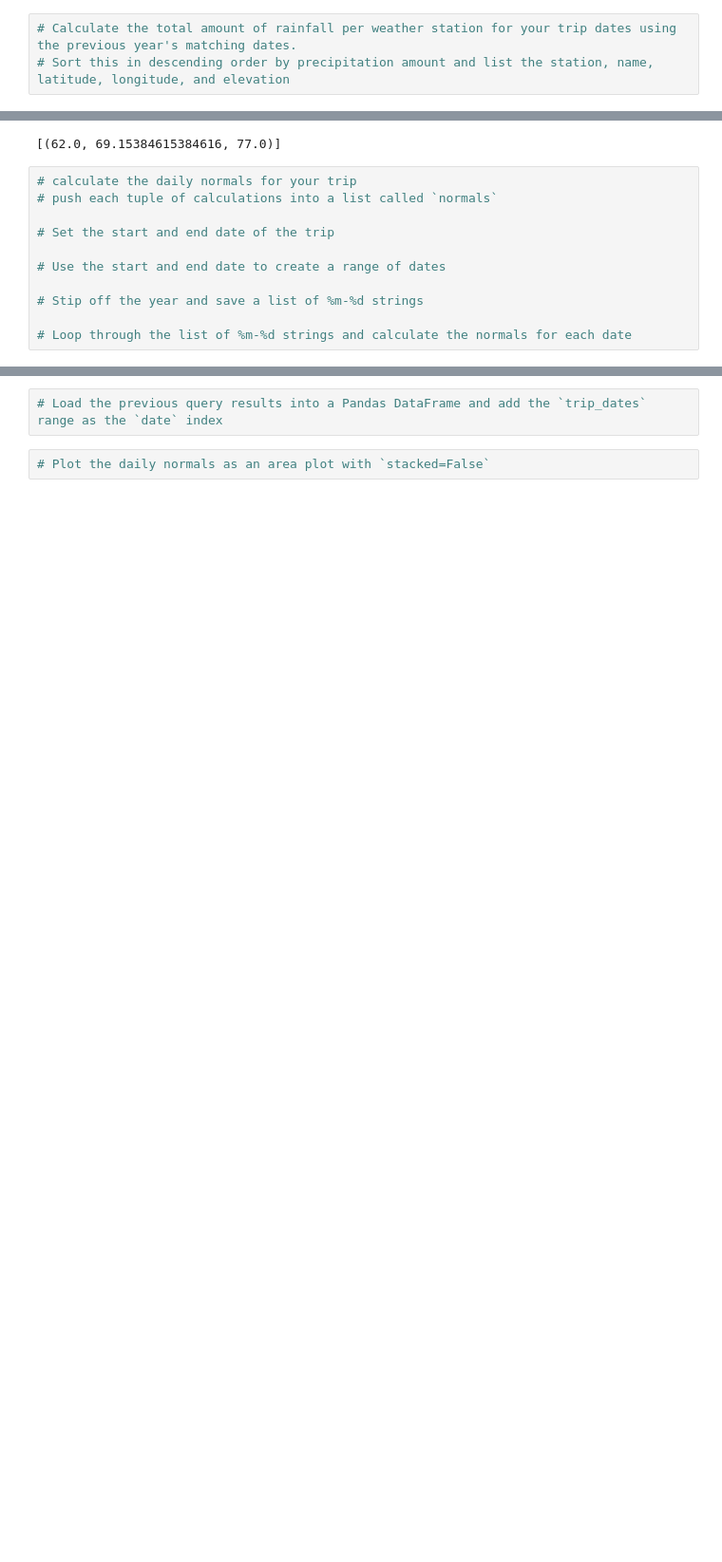
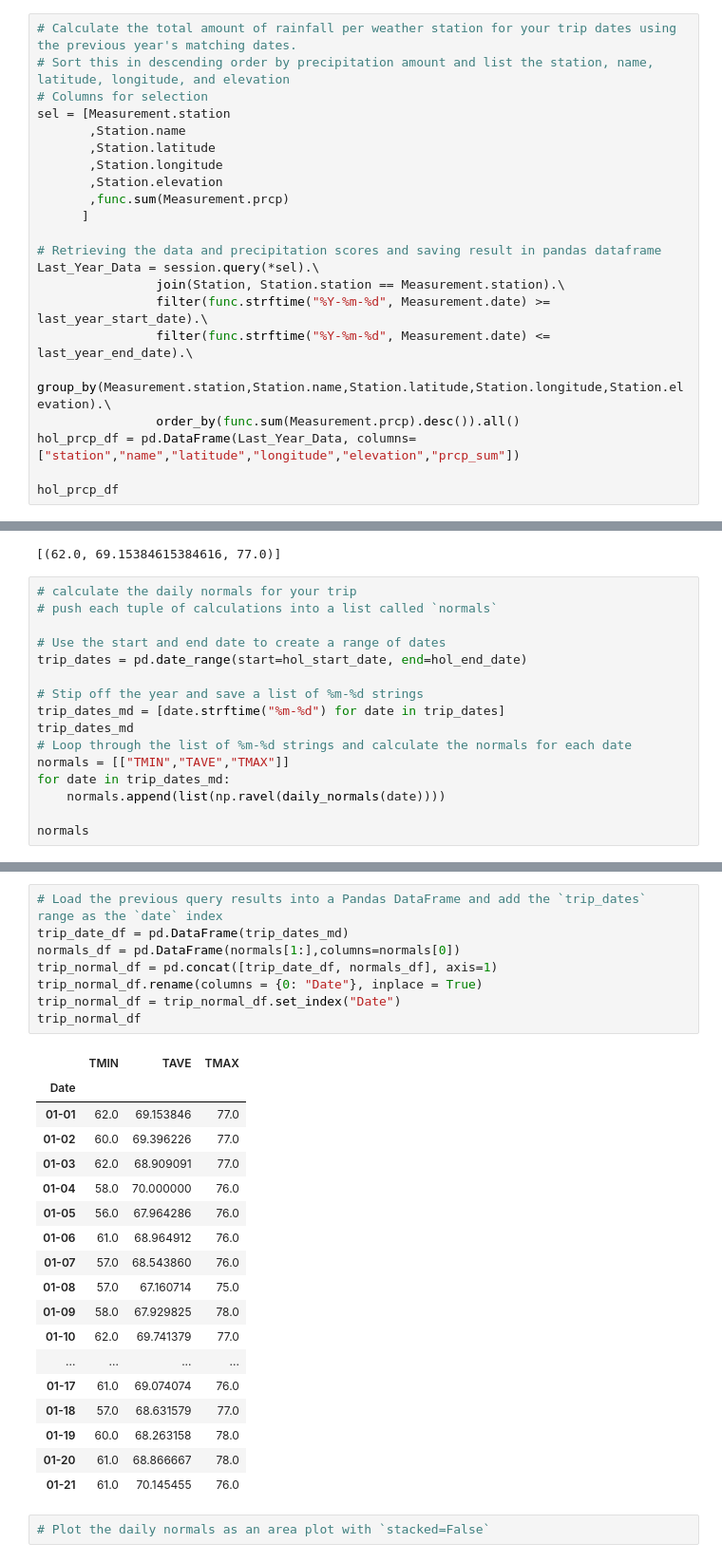
Before and after one commit to itsjaggu/sqlalchemy-challenge, a Jupyter notebook: climate_starter.ipynb, the cells around one changed output, grey strips where cells are left out. Shown at 95% size. Saved outputs shown, nothing was run; the diff lists cells and outputs as text; blank space fills up the shorter version.

```diff
--- a/climate_starter.ipynb
+++ b/climate_starter.ipynb
@@ -324,3 +320,22 @@ Text(0.5, 1.0, 'Trip Avg Temp')
 # %%
 # Calculate the total amount of rainfall per weather station for your trip dates using the previous year's matching dates.
 # Sort this in descending order by precipitation amount and list the station, name, latitude, longitude, and elevation
+# Columns for selection
+sel = [Measurement.station
+       ,Station.name
+       ,Station.latitude
+       ,Station.longitude
+       ,Station.elevation
+       ,func.sum(Measurement.prcp)
+      ]
+
+# Retrieving the data and precipitation scores and saving result in pandas dataframe
+Last_Year_Data = session.query(*sel).\
+                join(Station, Station.station == Measurement.station).\
+                filter(func.strftime("%Y-%m-%d", Measurement.date) >= last_year_start_date).\
+                filter(func.strftime("%Y-%m-%d", Measurement.date) <= last_year_end_date).\
+                group_by(Measurement.station,Station.name,Station.latitude,Station.longitude,Station.elevation).\
+                order_by(func.sum(Measurement.prcp).desc()).all()
+hol_prcp_df = pd.DataFrame(Last_Year_Data, columns=["station","name","latitude","longitude","elevation","prcp_sum"])
+
+hol_prcp_df
@@ -349,10 +373,15 @@ daily_normals("01-01")
 # calculate the daily normals for your trip
 # push each tuple of calculations into a list called `normals`
 
-# Set the start and end date of the trip
-
 # Use the start and end date to create a range of dates
+trip_dates = pd.date_range(start=hol_start_date, end=hol_end_date)
 
 # Stip off the year and save a list of %m-%d strings
+trip_dates_md = [date.strftime("%m-%d") for date in trip_dates]
+trip_dates_md
+# Loop through the list of %m-%d strings and calculate the normals for each date
+normals = [["TMIN","TAVE","TMAX"]]
+for date in trip_dates_md:
+    normals.append(list(np.ravel(daily_normals(date))))
 
-# Loop through the list of %m-%d strings and calculate the normals for each date
+normals
@@ -359,4 +406,29 @@ daily_normals("01-01")
 # %%
 # Load the previous query results into a Pandas DataFrame and add the `trip_dates` range as the `date` index
+trip_date_df = pd.DataFrame(trip_dates_md)
+normals_df = pd.DataFrame(normals[1:],columns=normals[0])
+trip_normal_df = pd.concat([trip_date_df, normals_df], axis=1)
+trip_normal_df.rename(columns = {0: "Date"}, inplace = True)
+trip_normal_df = trip_normal_df.set_index("Date")
+trip_normal_df
+# %% [output]
+|  | TMIN | TAVE | TMAX |
+| Date |  |  |  |
+| 01-01 | 62.0 | 69.153846 | 77.0 |
+| 01-02 | 60.0 | 69.396226 | 77.0 |
+| 01-03 | 62.0 | 68.909091 | 77.0 |
+| 01-04 | 58.0 | 70.000000 | 76.0 |
+| 01-05 | 56.0 | 67.964286 | 76.0 |
+| 01-06 | 61.0 | 68.964912 | 76.0 |
+| 01-07 | 57.0 | 68.543860 | 76.0 |
+| 01-08 | 57.0 | 67.160714 | 75.0 |
+| 01-09 | 58.0 | 67.929825 | 78.0 |
+| 01-10 | 62.0 | 69.741379 | 77.0 |
+| ... | ... | ... | ... |
+| 01-17 | 61.0 | 69.074074 | 76.0 |
+| 01-18 | 57.0 | 68.631579 | 77.0 |
+| 01-19 | 60.0 | 68.263158 | 78.0 |
+| 01-20 | 61.0 | 68.866667 | 78.0 |
+| 01-21 | 61.0 | 70.145455 | 76.0 |
 # %%
 # Plot the daily normals as an area plot with `stacked=False`
```
Also changed, not shown: parts of 7 cells of this notebook.
